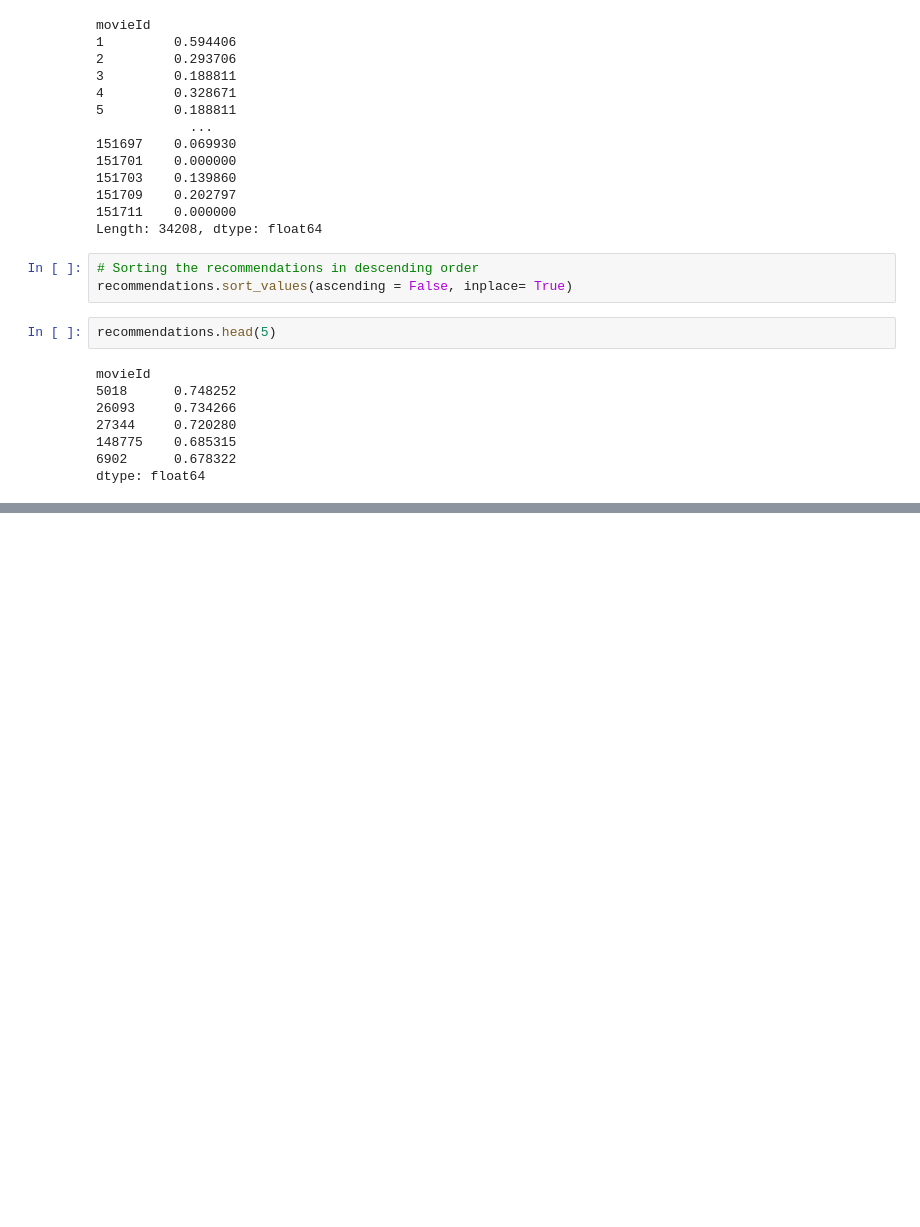
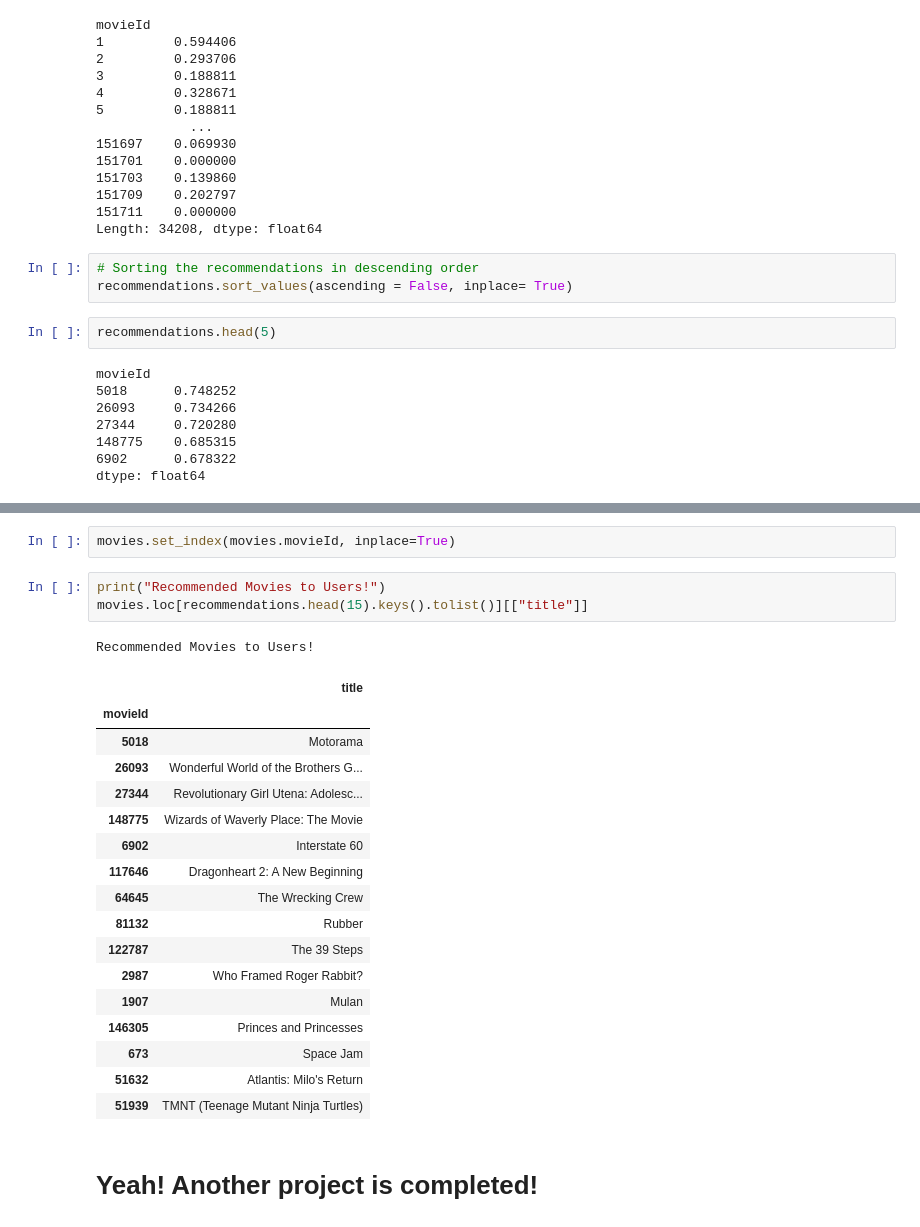
Before and after one commit to HarshitDawar55/Machine_And_Deep_Learning, a Jupyter notebook: Projects/Machine_Learning_Projects/Content_Based_Recommendation_System/Content_Based_Recommendation_System.ipynb, the cells around one changed output, grey strips where cells are left out. Saved outputs shown, nothing was run; the diff lists cells and outputs as text; blank space fills up the shorter version.

Commit message:
Content based Recommendation System!

```diff
--- a/Projects/Machine_Learning_Projects/Content_Based_Recommendation_System/Content_Based_Recommendation_System.ipynb
+++ b/Projects/Machine_Learning_Projects/Content_Based_Recommendation_System/Content_Based_Recommendation_System.ipynb
@@ -501,0 +520,26 @@ dtype: float64
+# %%
+movies.set_index(movies.movieId, inplace=True)
+# %%
+print("Recommended Movies to Users!")
+movies.loc[recommendations.head(15).keys().tolist()][["title"]]
+# %% [output]
+Recommended Movies to Users!
+|  | title |
+| movieId |  |
+| 5018 | Motorama |
+| 26093 | Wonderful World of the Brothers G... |
+| 27344 | Revolutionary Girl Utena: Adolesc... |
+| 148775 | Wizards of Waverly Place: The Movie |
+| 6902 | Interstate 60 |
+| 117646 | Dragonheart 2: A New Beginning |
+| 64645 | The Wrecking Crew |
+| 81132 | Rubber |
+| 122787 | The 39 Steps |
+| 2987 | Who Framed Roger Rabbit? |
+| 1907 | Mulan |
+| 146305 | Princes and Princesses |
+| 673 | Space Jam |
+| 51632 | Atlantis: Milo's Return |
+| 51939 | TMNT (Teenage Mutant Ninja Turtles) |
+# %% [markdown]
+# Yeah! Another project is completed!
```
Also changed, not shown: parts of 3 cells of this notebook.
